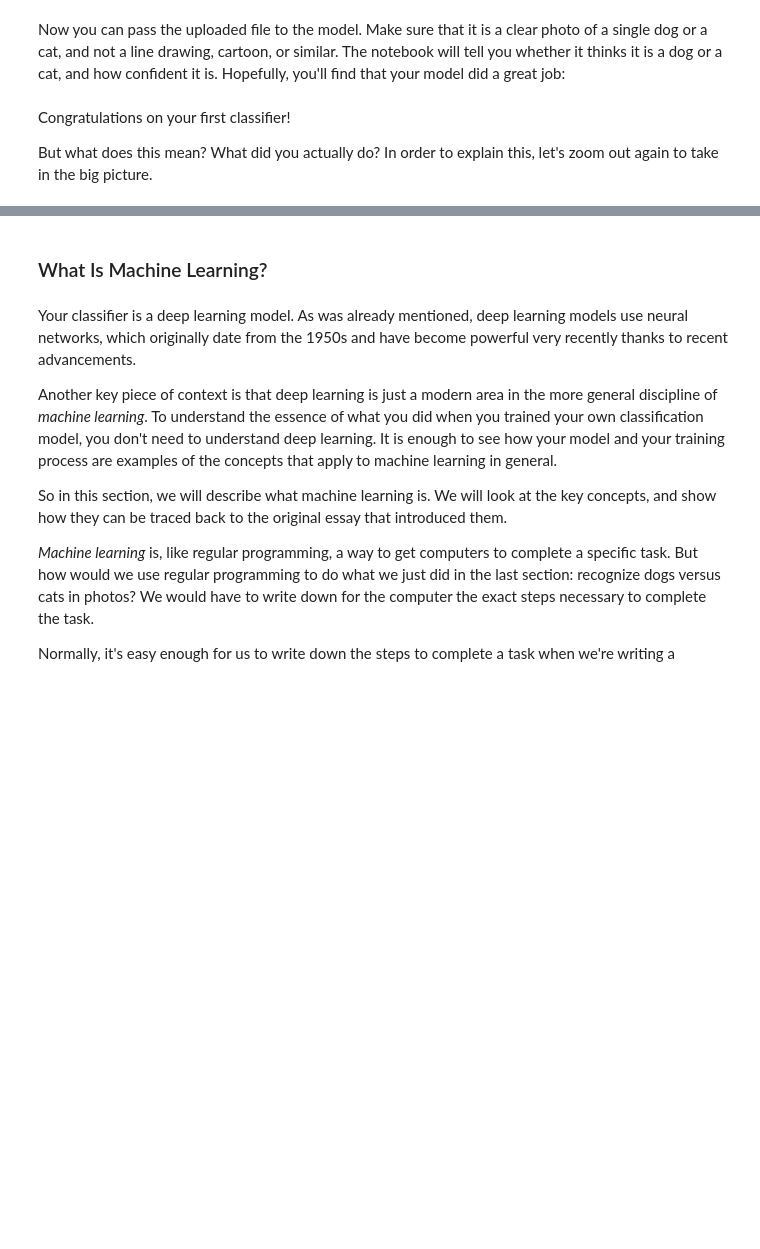
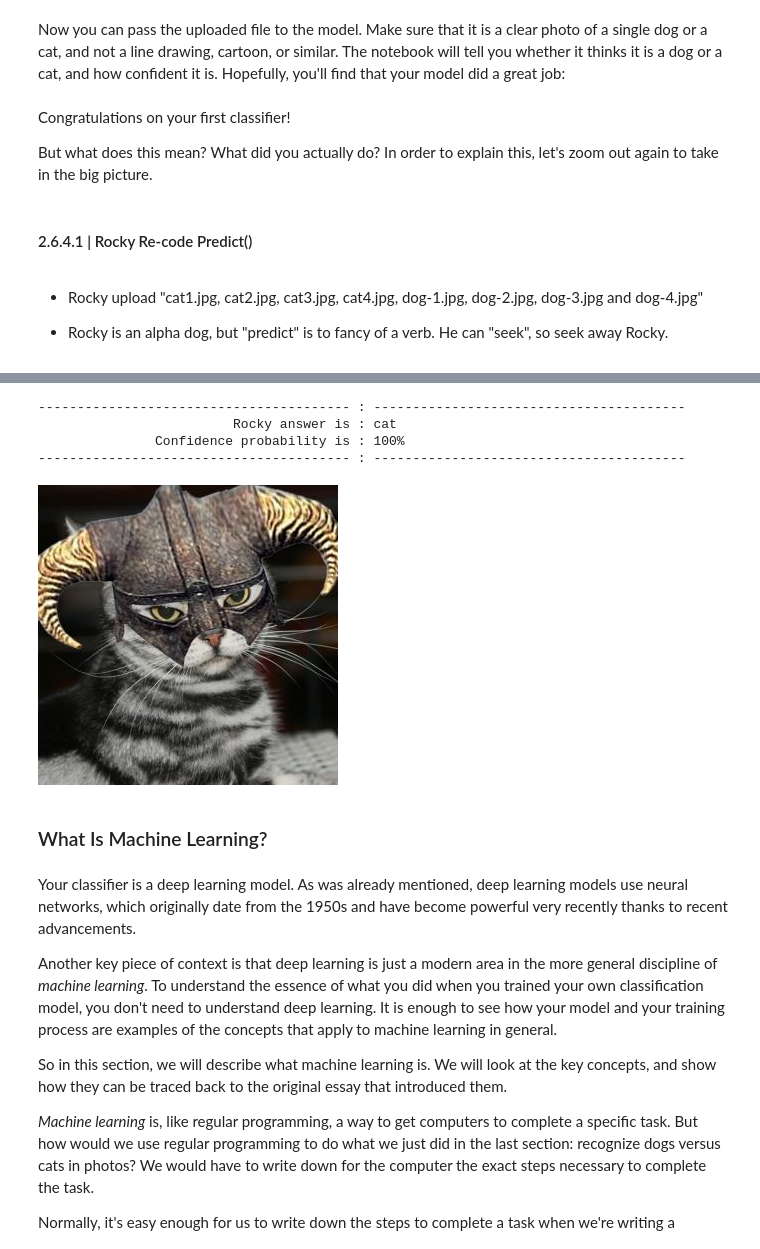
Before and after one commit to duchaba/fastbook, a Jupyter notebook: fastaibook_01_intro_d0hz.ipynb, the cells around one changed output, grey strips where cells are left out. Saved outputs shown, nothing was run; the diff lists cells and outputs as text; code cells hidden in the pictures; blank space fills up the shorter version.

```diff
--- a/fastaibook_01_intro_d0hz.ipynb
+++ b/fastaibook_01_intro_d0hz.ipynb
@@ -647,3 +934,9 @@ print(f"Probability it's a cat: {probs[1].item():.6f}")
 Congratulations on your first classifier!
 
 But what does this mean? What did you actually do? In order to explain this, let's zoom out again to take in the big picture.
+# %% [markdown]
+#### 2.6.4.1 | Rocky Re-code Predict()
+# %% [markdown]
+- Rocky upload "cat1.jpg, cat2.jpg, cat3.jpg, cat4.jpg, dog-1.jpg, dog-2.jpg, dog-3.jpg and dog-4.jpg"
+
+- Rocky is an alpha dog, but "predict" is to fancy of a verb. He can "seek", so seek away Rocky.
@@ -649,0 +964,4 @@ But what does this mean? What did you actually do? In order to explain this, let
+# %%
+# seek Rocky, seek.
+rocky.seek_pets("cat4.jpg")
+# %% [output]
@@ -650,3 +969,8 @@ But what does this mean? What did you actually do? In order to explain this, let
+---------------------------------------- : ----------------------------------------
+                         Rocky answer is : cat
+               Confidence probability is : 100%
+---------------------------------------- : ----------------------------------------
+[figure, added]
 # %% [markdown]
 ### What Is Machine Learning?
 # %% [markdown]
```
Also changed, not shown: parts of 44 cells of this notebook.
